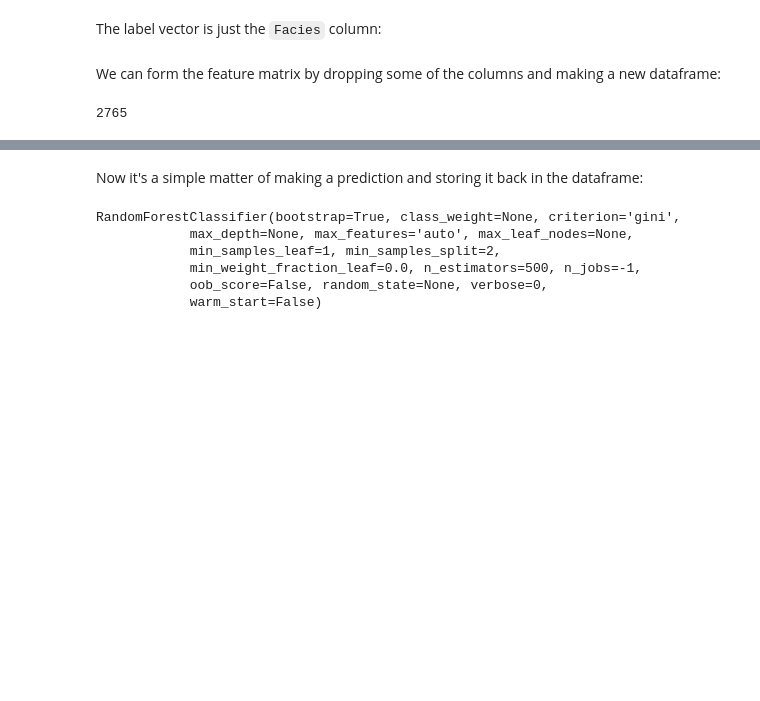
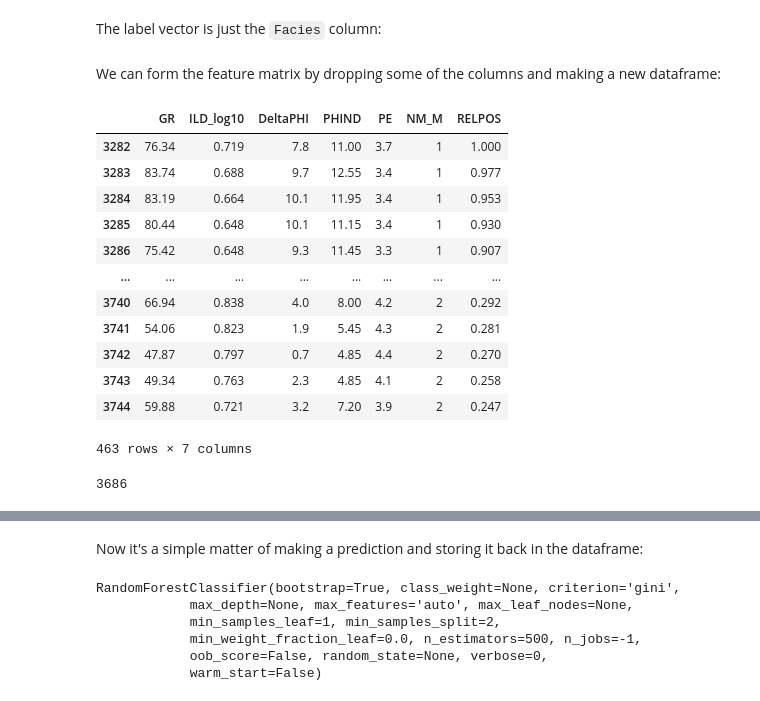
Before and after one commit to lperozzi/2016-ml-contest_liamlearn, a Jupyter notebook: Dirty_RF_test_with_new_vars.ipynb, the cells around one changed output, grey strips where cells are left out. Drawn from its saved outputs; the diff is of its cells as text; code cells hidden in the pictures; blank space fills up the shorter version.

```diff
--- a/Dirty_RF_test_with_new_vars.ipynb
+++ b/Dirty_RF_test_with_new_vars.ipynb
@@ -135,9 +109,24 @@ We can form the feature matrix by dropping some of the columns and making a new
 well_features = blind.drop(['Facies', 'Formation', 'Well Name', 'Depth'], axis=1)
 # %%
 X_blind = well_features
+X_blind
+# %% [output]
+|  | GR | ILD_log10 | DeltaPHI | PHIND | PE | NM_M | RELPOS |
+| 3282 | 76.34 | 0.719 | 7.8 | 11.00 | 3.7 | 1 | 1.000 |
+| 3283 | 83.74 | 0.688 | 9.7 | 12.55 | 3.4 | 1 | 0.977 |
+| 3284 | 83.19 | 0.664 | 10.1 | 11.95 | 3.4 | 1 | 0.953 |
+| 3285 | 80.44 | 0.648 | 10.1 | 11.15 | 3.4 | 1 | 0.930 |
+| 3286 | 75.42 | 0.648 | 9.3 | 11.45 | 3.3 | 1 | 0.907 |
+| ... | ... | ... | ... | ... | ... | ... | ... |
+| 3740 | 66.94 | 0.838 | 4.0 | 8.00 | 4.2 | 2 | 0.292 |
+| 3741 | 54.06 | 0.823 | 1.9 | 5.45 | 4.3 | 2 | 0.281 |
+| 3742 | 47.87 | 0.797 | 0.7 | 4.85 | 4.4 | 2 | 0.270 |
+| 3743 | 49.34 | 0.763 | 2.3 | 4.85 | 4.1 | 2 | 0.258 |
+| 3744 | 59.88 | 0.721 | 3.2 | 7.20 | 3.9 | 2 | 0.247 |
+463 rows × 7 columns
-# %%
-train_no_nan = training_data.dropna(how='any')
-len(train_no_nan)
-# %% [output]
-2765
+# %%
+training_data.fillna(value=-9999,inplace=True)
+len(training_data)
+# %% [output]
+3686
 # %%
```
Also changed, not shown: parts of 9 cells of this notebook, 2 other files.
